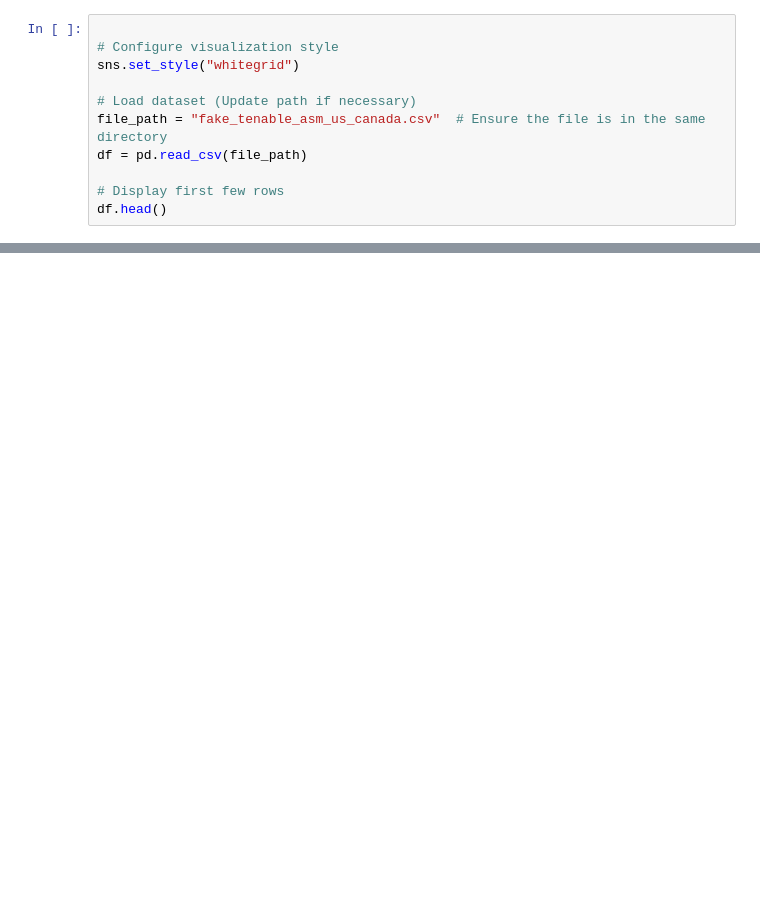
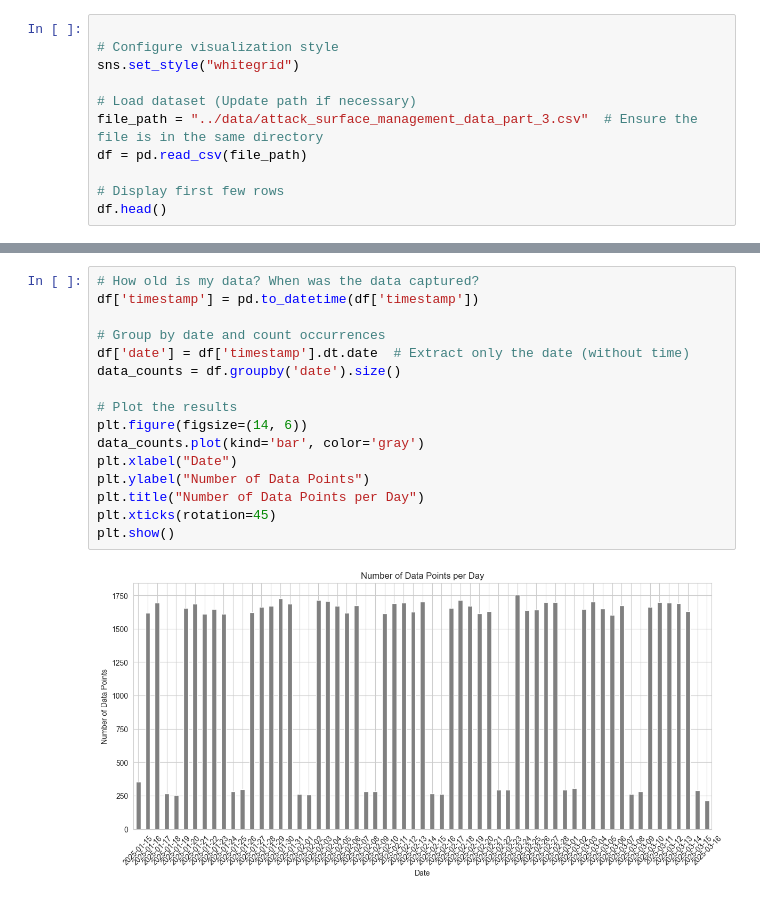
Before and after one commit to jessie-jamieson/ai_for_sec_workshop, a Jupyter notebook: notebooks/asm_explorer.ipynb, the cells around one changed output, grey strips where cells are left out. Saved outputs shown, nothing was run; the diff lists cells and outputs as text; blank space fills up the shorter version.

```diff
--- a/notebooks/asm_explorer.ipynb
+++ b/notebooks/asm_explorer.ipynb
@@ -32,7 +30,7 @@ Matplotlib is building the font cache; this may take a moment.
 sns.set_style("whitegrid")
 
 # Load dataset (Update path if necessary)
-file_path = "fake_tenable_asm_us_canada.csv"  # Ensure the file is in the same directory
+file_path = "../data/attack_surface_management_data_part_3.csv"  # Ensure the file is in the same directory
 df = pd.read_csv(file_path)
 
 # Display first few rows
@@ -48,0 +81,18 @@ df.describe()
+# %%
+# How old is my data? When was the data captured?
+df['timestamp'] = pd.to_datetime(df['timestamp'])
+
+# Group by date and count occurrences
+df['date'] = df['timestamp'].dt.date  # Extract only the date (without time)
+data_counts = df.groupby('date').size()
+
+# Plot the results
+plt.figure(figsize=(14, 6))
+data_counts.plot(kind='bar', color='gray')
+plt.xlabel("Date")
+plt.ylabel("Number of Data Points")
+plt.title("Number of Data Points per Day")
+plt.xticks(rotation=45)
+plt.show()
+# %% [output]
+[figure, added]
```
Also changed, not shown: parts of 11 cells of this notebook, 4 other files.
